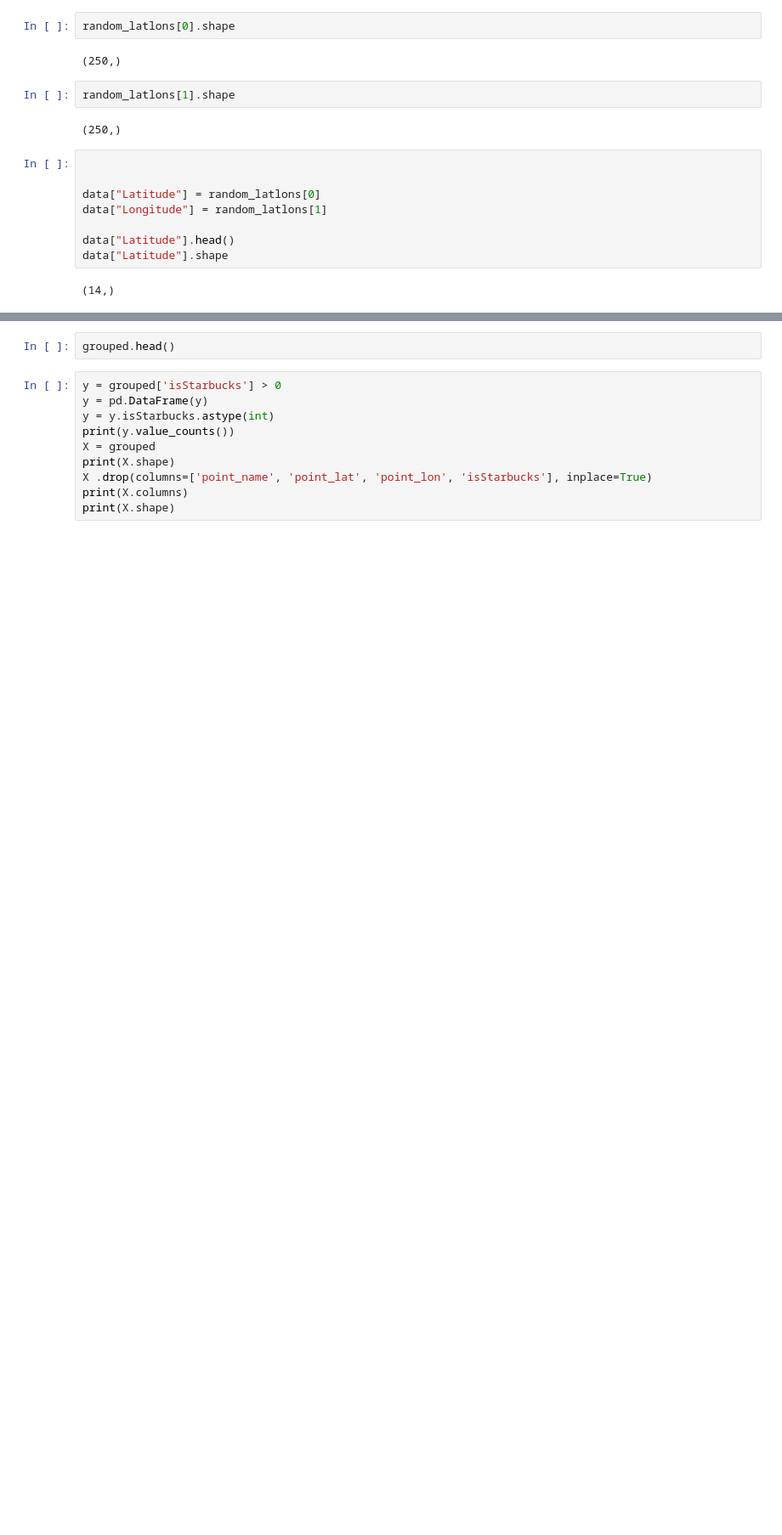
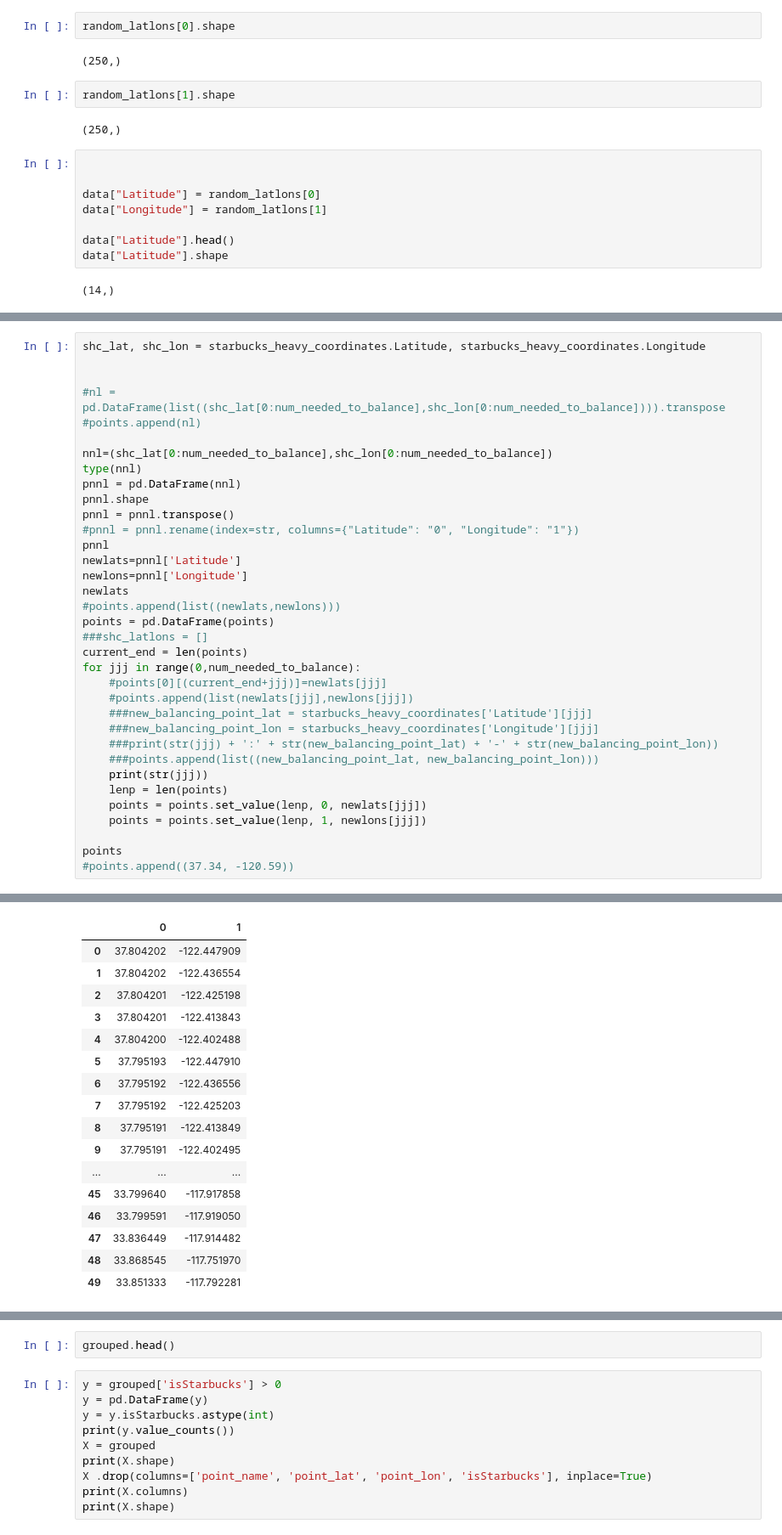
Before and after one commit to Brian-Lee/Coursera_Capstone, a Jupyter notebook: Brian's Capstone final notebook.ipynb, the cells around one changed output, grey strips where cells are left out. Shown: that part at 85% size. Drawn from its saved outputs; the diff is of its cells as text; blank space fills up the shorter version.

```diff
--- a/Brian's Capstone final notebook.ipynb
+++ b/Brian's Capstone final notebook.ipynb
@@ -205,0 +297,36 @@ data["Latitude"].shape
+# %%
+shc_lat, shc_lon = starbucks_heavy_coordinates.Latitude, starbucks_heavy_coordinates.Longitude
+
+
+#nl = pd.DataFrame(list((shc_lat[0:num_needed_to_balance],shc_lon[0:num_needed_to_balance]))).transpose
+#points.append(nl)
+
+nnl=(shc_lat[0:num_needed_to_balance],shc_lon[0:num_needed_to_balance])
+type(nnl)
+pnnl = pd.DataFrame(nnl)
+pnnl.shape
+pnnl = pnnl.transpose()
+#pnnl = pnnl.rename(index=str, columns={"Latitude": "0", "Longitude": "1"})
+pnnl
+newlats=pnnl['Latitude']
+newlons=pnnl['Longitude']
+newlats
+#points.append(list((newlats,newlons)))
+points = pd.DataFrame(points)
+###shc_latlons = []
+current_end = len(points)
+for jjj in range(0,num_needed_to_balance):
+    #points[0][(current_end+jjj)]=newlats[jjj]
+    #points.append(list(newlats[jjj],newlons[jjj])
+    ###new_balancing_point_lat = starbucks_heavy_coordinates['Latitude'][jjj]
+    ###new_balancing_point_lon = starbucks_heavy_coordinates['Longitude'][jjj]
+    ###print(str(jjj) + ':' + str(new_balancing_point_lat) + '-' + str(new_balancing_point_lon))
+    ###points.append(list((new_balancing_point_lat, new_balancing_point_lon)))
+    print(str(jjj))
+    lenp = len(points)
+    points = points.set_value(lenp, 0, newlats[jjj])
+    points = points.set_value(lenp, 1, newlons[jjj])
+
+points
+#points.append((37.34, -120.59))
+# %% [output]
@@ -205,0 +350,17 @@ data["Latitude"].shape
+|  | 0 | 1 |
+| 0 | 37.804202 | -122.447909 |
+| 1 | 37.804202 | -122.436554 |
+| 2 | 37.804201 | -122.425198 |
+| 3 | 37.804201 | -122.413843 |
+| 4 | 37.804200 | -122.402488 |
+| 5 | 37.795193 | -122.447910 |
+| 6 | 37.795192 | -122.436556 |
+| 7 | 37.795192 | -122.425203 |
+| 8 | 37.795191 | -122.413849 |
+| 9 | 37.795191 | -122.402495 |
+| ... | ... | ... |
+| 45 | 33.799640 | -117.917858 |
+| 46 | 33.799591 | -117.919050 |
+| 47 | 33.836449 | -117.914482 |
+| 48 | 33.868545 | -117.751970 |
+| 49 | 33.851333 | -117.792281 |
```
Also changed, not shown: parts of 34 cells of this notebook.
